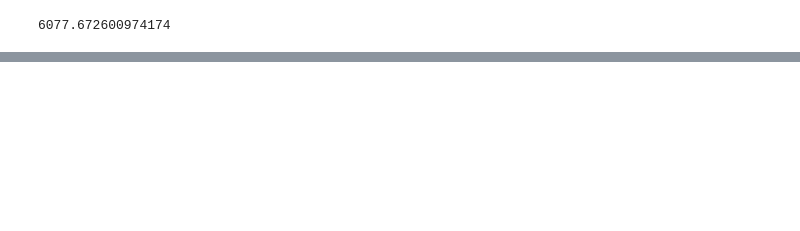
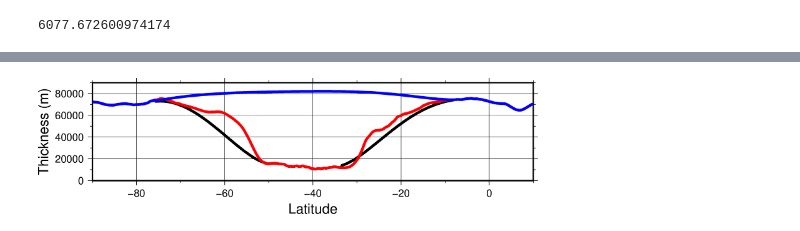
Before and after one commit to siwill22/mars, a Jupyter notebook: CraterCosineFunction.ipynb, the cells around one changed output, grey strips where cells are left out. Drawn from its saved outputs; the diff is of its cells as text; code cells hidden in the pictures; blank space fills up the shorter version.

```diff
--- a/CraterCosineFunction.ipynb
+++ b/CraterCosineFunction.ipynb
@@ -191,11 +191,14 @@ np.savetxt('grids/W19_l90_{:s}_ramped_mincurv.xyz'.format(crater_name), np.vstac
 6077.672600974174
 # %%
 # NB code here assumes we are looking at Hellas
+profile_longitude_index = 1000
 
 import pygmt
 
 fig = pygmt.Figure()
-fig.basemap(region=[-90, 10, 0, 90000], projection="X18c/4c", frame=["af", "WSne"])
+fig.basemap(region=[-90, 10, 0, 90000], projection="X18c/4c",
+            frame=["WSne",
+                   'xafg+l"Latitude"','yafg+l"Thickness (m)"',])
 fig.plot(lats[0:400,profile_longitude_index], sus_ramp[0:400,profile_longitude_index], pen='3p,black')
 fig.plot(lats[0:400,profile_longitude_index], sus_orig[0:400,profile_longitude_index], pen='3p,red')
 fig.plot(lats[0:400,profile_longitude_index], sus_fill[0:400,profile_longitude_index], pen='3p,blue')
@@ -204,0 +207 @@ IndentationError: expected an indented block (<ipython-input-14-1478c168238d>, l
+[figure, added]
```
Also changed, not shown: parts of 3 cells of this notebook.
